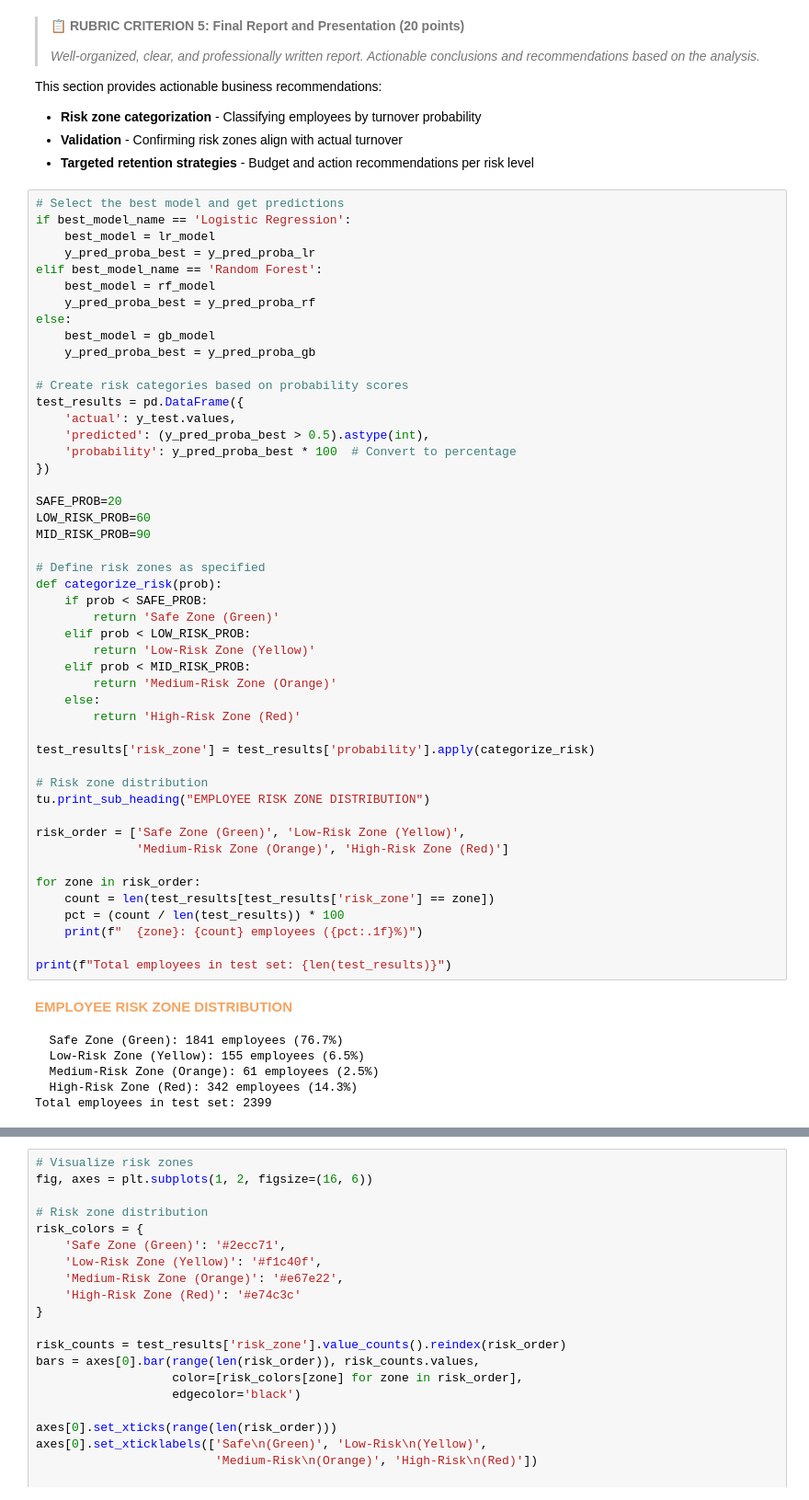
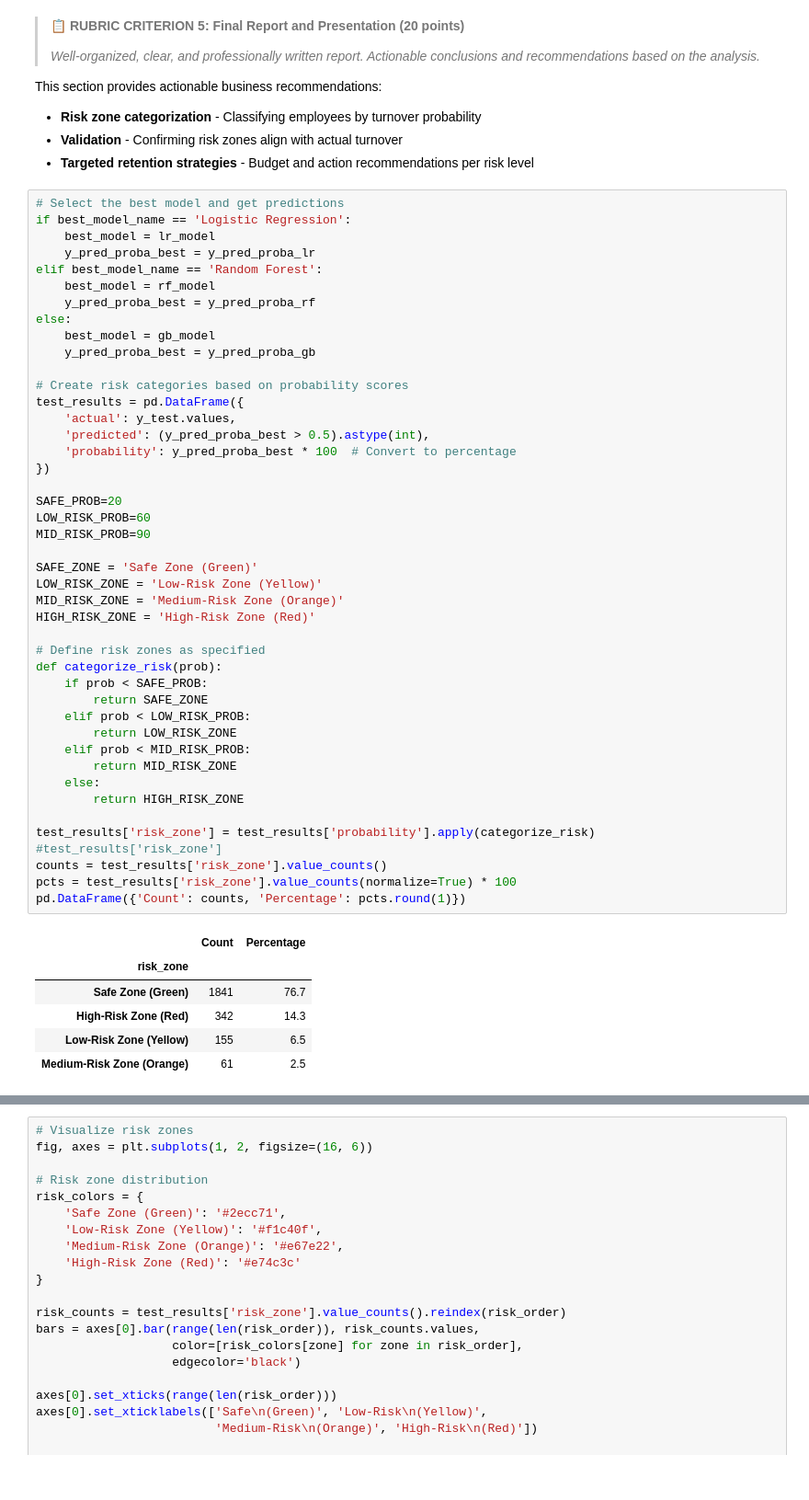
Before and after one commit to rlogwood/fs-rl-notebooks, a Jupyter notebook: assignments/unit3_machine_learning/Unit3_CourseEndProject/EmployeeTurnover.ipynb, the cells around one changed output, grey strips where cells are left out. Shown at 92% size. Cells and saved outputs as stored; diff of their text form.

```diff
--- a/assignments/unit3_machine_learning/Unit3_CourseEndProject/EmployeeTurnover.ipynb
+++ b/assignments/unit3_machine_learning/Unit3_CourseEndProject/EmployeeTurnover.ipynb
@@ -1998,53 +1998,49 @@ This section provides actionable business recommendations:
 if best_model_name == 'Logistic Regression':
     best_model = lr_model
     y_pred_proba_best = y_pred_proba_lr
 elif best_model_name == 'Random Forest':
     best_model = rf_model
     y_pred_proba_best = y_pred_proba_rf
 else:
     best_model = gb_model
     y_pred_proba_best = y_pred_proba_gb
 
 # Create risk categories based on probability scores
 test_results = pd.DataFrame({
     'actual': y_test.values,
     'predicted': (y_pred_proba_best > 0.5).astype(int),
     'probability': y_pred_proba_best * 100  # Convert to percentage
 })
 
 SAFE_PROB=20
 LOW_RISK_PROB=60
 MID_RISK_PROB=90
 
+SAFE_ZONE = 'Safe Zone (Green)'
+LOW_RISK_ZONE = 'Low-Risk Zone (Yellow)'
+MID_RISK_ZONE = 'Medium-Risk Zone (Orange)'
+HIGH_RISK_ZONE = 'High-Risk Zone (Red)'
+
 # Define risk zones as specified
 def categorize_risk(prob):
     if prob < SAFE_PROB:
-        return 'Safe Zone (Green)'
+        return SAFE_ZONE
     elif prob < LOW_RISK_PROB:
-        return 'Low-Risk Zone (Yellow)'
+        return LOW_RISK_ZONE
     elif prob < MID_RISK_PROB:
-        return 'Medium-Risk Zone (Orange)'
+        return MID_RISK_ZONE
     else:
-        return 'High-Risk Zone (Red)'
+        return HIGH_RISK_ZONE
 
 test_results['risk_zone'] = test_results['probability'].apply(categorize_risk)
-
-# Risk zone distribution
-tu.print_sub_heading("EMPLOYEE RISK ZONE DISTRIBUTION")
-
-risk_order = ['Safe Zone (Green)', 'Low-Risk Zone (Yellow)',
-              'Medium-Risk Zone (Orange)', 'High-Risk Zone (Red)']
-
-for zone in risk_order:
-    count = len(test_results[test_results['risk_zone'] == zone])
-    pct = (count / len(test_results)) * 100
-    print(f"  {zone}: {count} employees ({pct:.1f}%)")
-
-print(f"Total employees in test set: {len(test_results)}")
+#test_results['risk_zone']
+counts = test_results['risk_zone'].value_counts()
+pcts = test_results['risk_zone'].value_counts(normalize=True) * 100
+pd.DataFrame({'Count': counts, 'Percentage': pcts.round(1)})
 # %% [output]
-EMPLOYEE RISK ZONE DISTRIBUTION
-  Safe Zone (Green): 1841 employees (76.7%)
-  Low-Risk Zone (Yellow): 155 employees (6.5%)
-  Medium-Risk Zone (Orange): 61 employees (2.5%)
-  High-Risk Zone (Red): 342 employees (14.3%)
-Total employees in test set: 2399
+|  | Count | Percentage |
+| risk_zone |  |  |
+| Safe Zone (Green) | 1841 | 76.7 |
+| High-Risk Zone (Red) | 342 | 14.3 |
+| Low-Risk Zone (Yellow) | 155 | 6.5 |
+| Medium-Risk Zone (Orange) | 61 | 2.5 |
```
Also changed, not shown: parts of 18 cells of this notebook, 5 other files.
